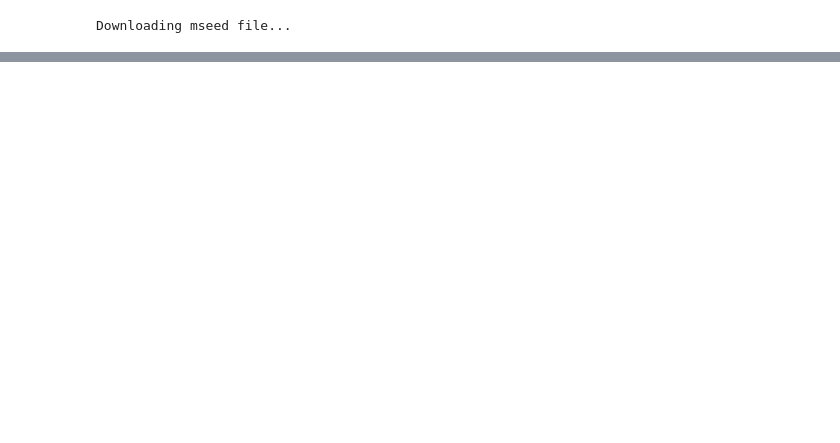
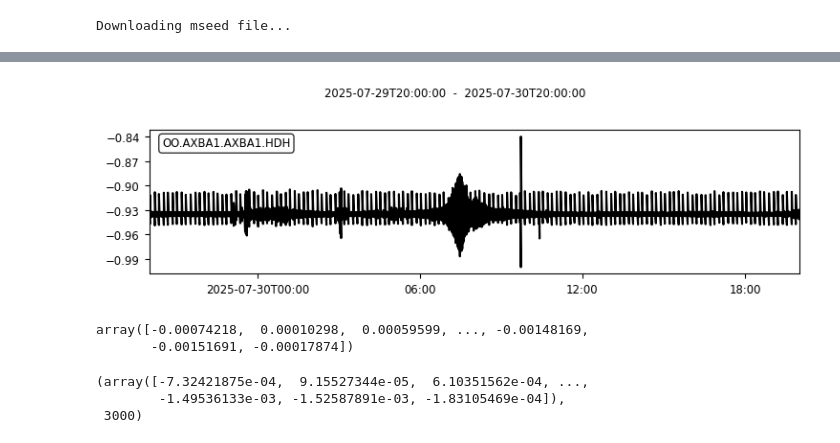
Before and after one commit to ooi-data/ooi-hyd-tools, a Jupyter notebook: notebooks/08_LFHYD_poc.ipynb, the cells around one changed output, grey strips where cells are left out. Drawn from its saved outputs; the diff is of its cells as text; code cells hidden in the pictures; blank space fills up the shorter version.

```diff
--- a/notebooks/08_LFHYD_poc.ipynb
+++ b/notebooks/08_LFHYD_poc.ipynb
@@ -36,0 +51,2 @@ OO.AXEC2.AXEC2.HDH | 2025-07-30T00:00:00.000000Z - 2025-07-30T12:00:00.000000Z |
+# %%
+clean_data = LF_data.copy()
@@ -36,0 +72,9 @@ OO.AXEC2.AXEC2.HDH | 2025-07-30T00:00:00.000000Z - 2025-07-30T12:00:00.000000Z |
+# %%
+_ = clean_data.plot()
+# %% [output]
+[figure, added]
+# %%
+clean_data.data
+# %% [output]
+array([-0.00074218,  0.00010298,  0.00059599, ..., -0.00148169,
+       -0.00151691, -0.00017874])
@@ -37 +85,7 @@ OO.AXEC2.AXEC2.HDH | 2025-07-30T00:00:00.000000Z - 2025-07-30T12:00:00.000000Z |
+# %%
+myflac
+# %% [output]
+(array([-7.32421875e-04,  9.15527344e-05,  6.10351562e-04, ...,
+        -1.49536133e-03, -1.52587891e-03, -1.83105469e-04]),
+ 3000)
 # %%
```
Also changed, not shown: parts of 20 cells of this notebook.
